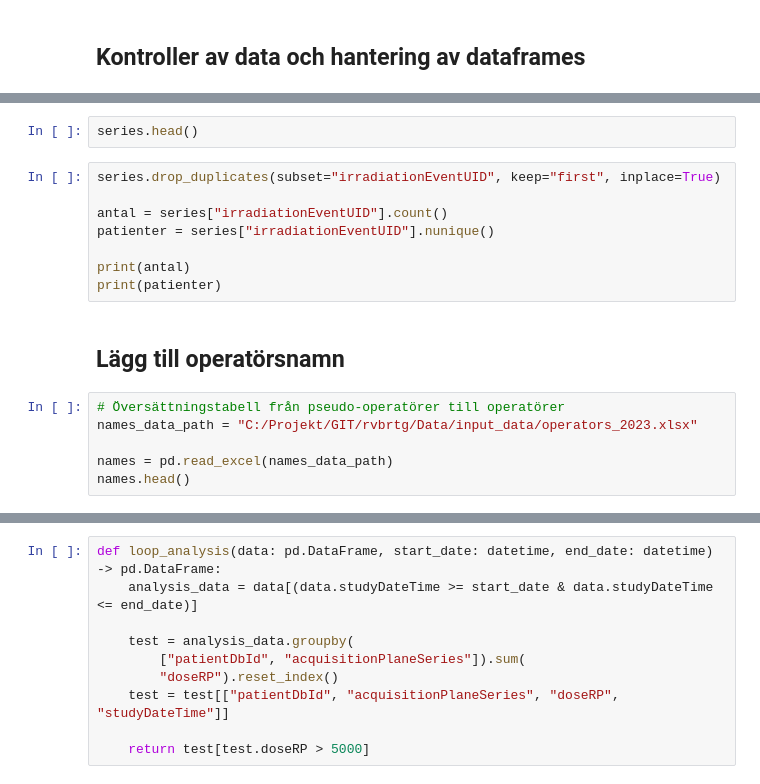
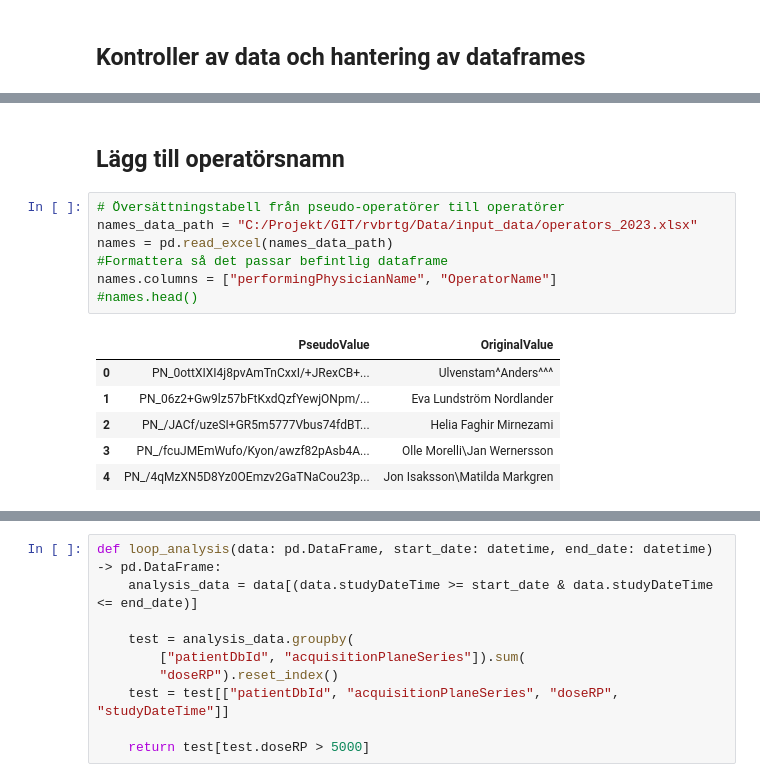
Before and after one commit to rvbCMTS/rvbrtg, a Jupyter notebook: Modaliteter/Intervention/AK över 5 Gy 2022.ipynb, the cells around one changed output, grey strips where cells are left out. Cells and saved outputs as stored; diff of their text form.

```diff
--- a/Modaliteter/Intervention/AK över 5 Gy 2022.ipynb
+++ b/Modaliteter/Intervention/AK över 5 Gy 2022.ipynb
@@ -238,20 +263,18 @@ print(patienter)
-# %%
-series.head()
-# %%
-series.drop_duplicates(subset="irradiationEventUID", keep="first", inplace=True)
-
-antal = series["irradiationEventUID"].count()
-patienter = series["irradiationEventUID"].nunique()
-
-print(antal)
-print(patienter)
 # %% [markdown]
 ## Lägg till operatörsnamn
 # %%
 # Översättningstabell från pseudo-operatörer till operatörer
 names_data_path = "C:/Projekt/GIT/rvbrtg/Data/input_data/operators_2023.xlsx"
-
 names = pd.read_excel(names_data_path)
-names.head()
+#Formattera så det passar befintlig dataframe
+names.columns = ["performingPhysicianName", "OperatorName"]
+#names.head()
+# %% [output]
+|  | PseudoValue | OriginalValue |
+| 0 | PN_0ottXIXI4j8pvAmTnCxxI/+JRexCB+... | Ulvenstam^Anders^^^ |
+| 1 | PN_06z2+Gw9lz57bFtKxdQzfYewjONpm/... | Eva Lundström Nordlander |
+| 2 | PN_/JACf/uzeSI+GR5m5777Vbus74fdBT... | Helia Faghir Mirnezami |
+| 3 | PN_/fcuJMEmWufo/Kyon/awzf82pAsb4A... | Olle Morelli\Jan Wernersson |
+| 4 | PN_/4qMzXN5D8Yz0OEmzv2GaTNaCou23p... | Jon Isaksson\Matilda Markgren |
 # %%
 #Kontrollera vad kolumnerna heter
```
Also changed, not shown: parts of 24 cells of this notebook, 1 other file.
